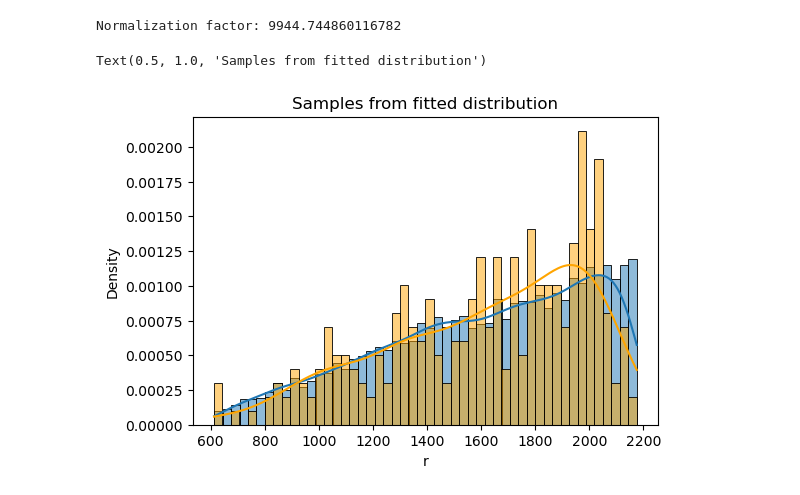
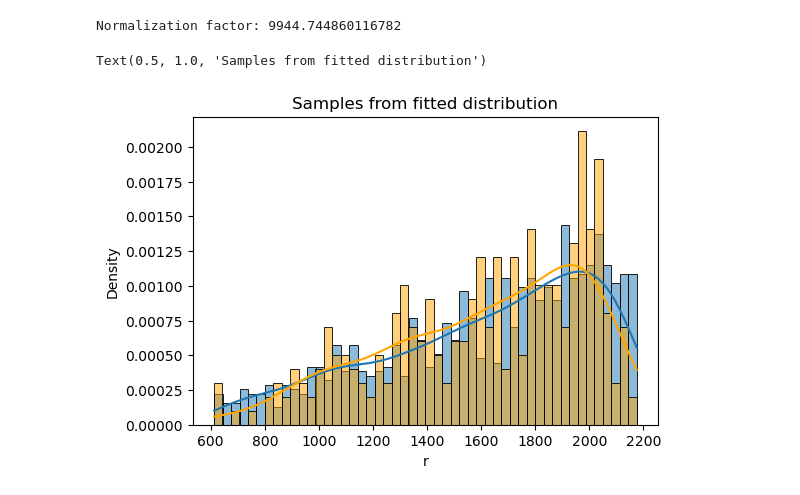
Before and after one commit to lienkaemper/Jellyfish, a Jupyter notebook: scripts/scratch.ipynb, the cells around one changed output. Cells and saved outputs as stored; diff of their text form; code cells hidden in the pictures.

```diff
--- a/scripts/scratch.ipynb
+++ b/scripts/scratch.ipynb
@@ -103,7 +103,7 @@ print(f'Normalization factor: {norm_factor}')
 # %% [output]
 Normalization factor: 9944.744860116782
 # %%
-def sample_from_distribution(n_samples):
+def sample_from_distribution(n_samples, slope, intercept, min_dist, max_dist):
     """
     Sample from the distribution p(r) = (slope * r + intercept) / norm_factor
     using inverse transform sampling.
@@ -119,6 +119,10 @@ def sample_from_distribution(n_samples):
     # Setting CDF(r) = u and solving the quadratic equation:
     # (slope/2) * r^2 + intercept * r - (slope/2 * min_dist^2 + intercept * min_dist + u * norm_factor) = 0
 
+    #normalizing factor:
+    norm_factor = (slope/2) * (max_dist**2 - min_dist**2) + intercept * (max_dist - min_dist)
+
+
     a = slope / 2
     b = intercept
     c = -(slope / 2 * min_dist**2 + intercept * min_dist + u * norm_factor)
@@ -130,13 +134,13 @@ def sample_from_distribution(n_samples):
     return r_samples
 
 # Test: generate samples
-samples = sample_from_distribution(10000)
+samples = sample_from_distribution(10000,  slope, intercept, min_dist, max_dist)
 # %%
-samples = sample_from_distribution(10000)
+samples = sample_from_distribution(1000,  slope, intercept, min_dist, max_dist)
 plt.figure(figsize=(6,4))
 sns.histplot(samples, bins=50, kde=True,stat = 'density')
 sns.histplot(df_0.r, bins=50, kde=True, stat='density', color='orange', alpha=0.5)
 plt.title('Samples from fitted distribution')
 # %% [output]
 Text(0.5, 1.0, 'Samples from fitted distribution')
-[figure, old version]
+[figure, new version]
```
Also changed, not shown: 1 other file.
